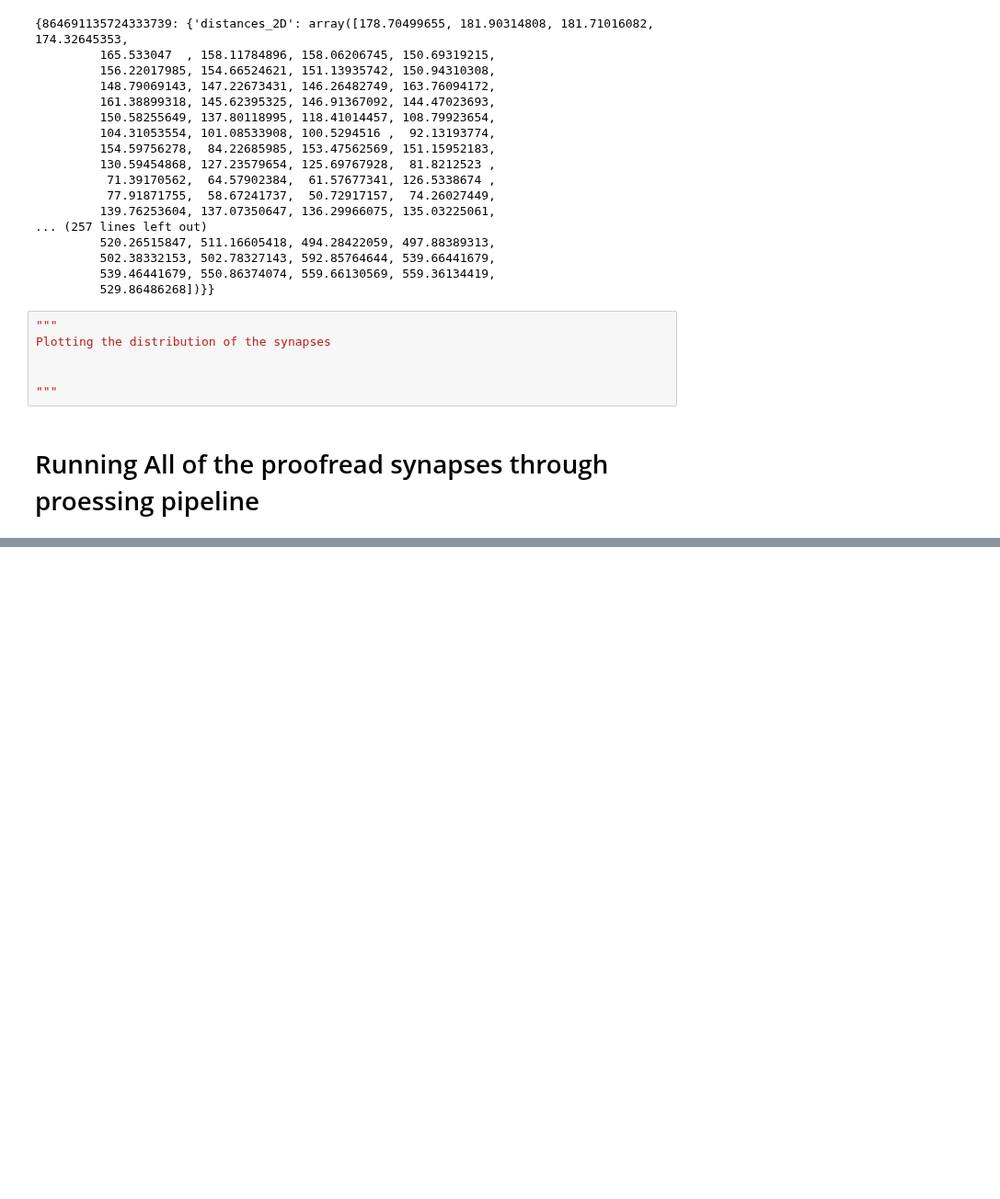
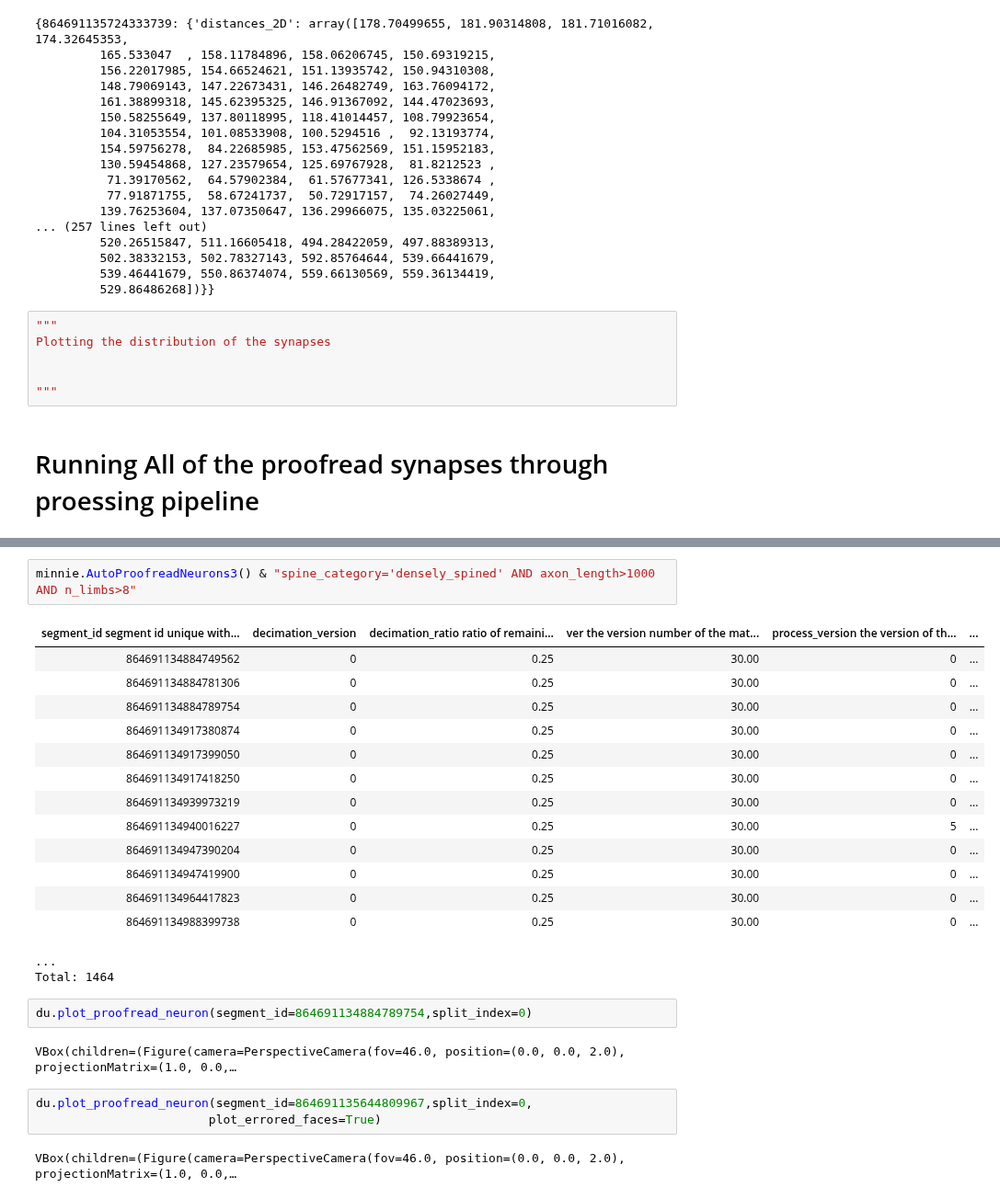
Before and after one commit to celiibrendan/neuron_mesh_tools, a Jupyter notebook: Auto_Proofreading/Figures_and_presentation/Presyn_Manual_vs_Auto.ipynb, the cells around one changed output, grey strips where cells are left out. Shown at 92% size. Cells and saved outputs as stored; diff of their text form; blank space fills up the shorter version.

```diff
--- a/Auto_Proofreading/Figures_and_presentation/Presyn_Manual_vs_Auto.ipynb
+++ b/Auto_Proofreading/Figures_and_presentation/Presyn_Manual_vs_Auto.ipynb
@@ -491,0 +542,27 @@ len(proof_dict.keys())
+# %%
+minnie.AutoProofreadNeurons3() & "spine_category='densely_spined' AND axon_length>1000 AND n_limbs>8"
+# %% [output]
+| segment_id segment id unique with... | decimation_version | decimation_ratio ratio of remaini... | ver the version number of the mat... | process_version the version of th... | ... |
+| 864691134884749562 | 0 | 0.25 | 30.00 | 0 | ... |
+| 864691134884781306 | 0 | 0.25 | 30.00 | 0 | ... |
+| 864691134884789754 | 0 | 0.25 | 30.00 | 0 | ... |
+| 864691134917380874 | 0 | 0.25 | 30.00 | 0 | ... |
+| 864691134917399050 | 0 | 0.25 | 30.00 | 0 | ... |
+| 864691134917418250 | 0 | 0.25 | 30.00 | 0 | ... |
+| 864691134939973219 | 0 | 0.25 | 30.00 | 0 | ... |
+| 864691134940016227 | 0 | 0.25 | 30.00 | 5 | ... |
+| 864691134947390204 | 0 | 0.25 | 30.00 | 0 | ... |
+| 864691134947419900 | 0 | 0.25 | 30.00 | 0 | ... |
+| 864691134964417823 | 0 | 0.25 | 30.00 | 0 | ... |
+| 864691134988399738 | 0 | 0.25 | 30.00 | 0 | ... |
+...
+Total: 1464
+# %%
+du.plot_proofread_neuron(segment_id=864691134884789754,split_index=0)
+# %% [output]
+VBox(children=(Figure(camera=PerspectiveCamera(fov=46.0, position=(0.0, 0.0, 2.0), projectionMatrix=(1.0, 0.0,…
+# %%
+du.plot_proofread_neuron(segment_id=864691135644809967,split_index=0,
+                        plot_errored_faces=True)
+# %% [output]
+VBox(children=(Figure(camera=PerspectiveCamera(fov=46.0, position=(0.0, 0.0, 2.0), projectionMatrix=(1.0, 0.0,…
```
Also changed, not shown: parts of 16 cells of this notebook, 7 other files.
